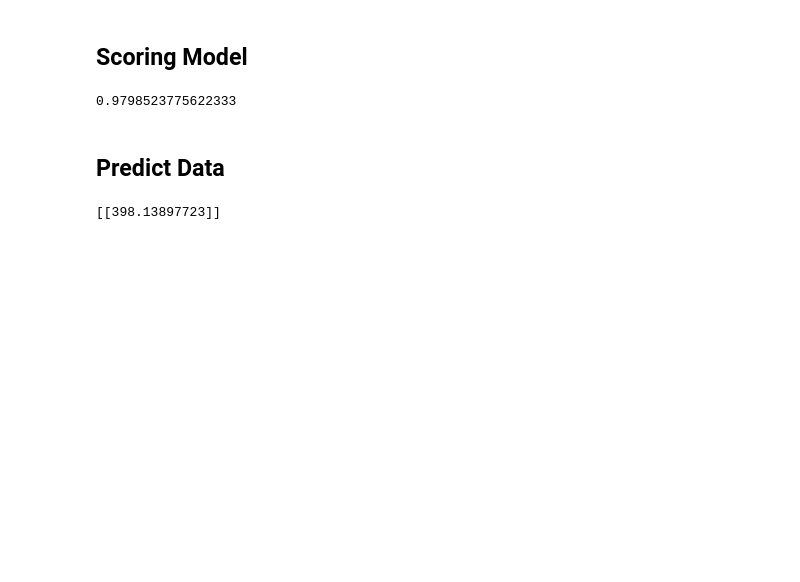
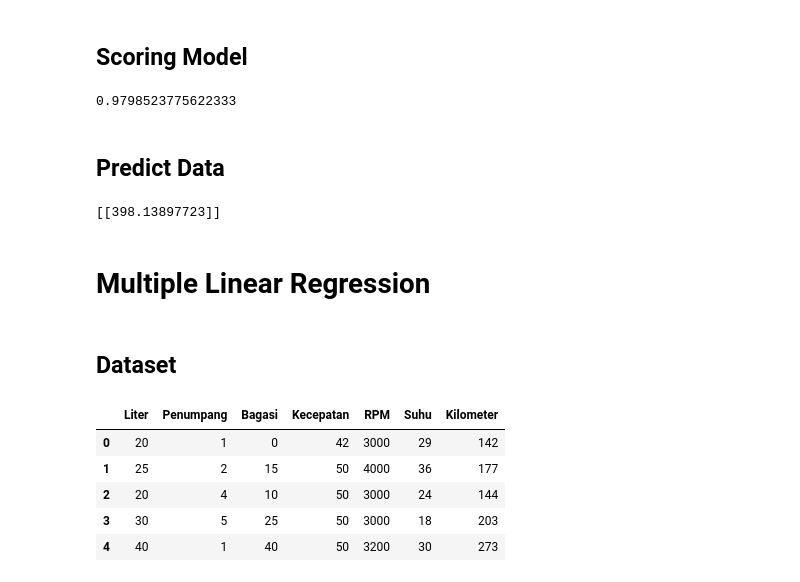
Before and after one commit to mhyubr/Basic_Machine_Learning, a Jupyter notebook: Linear_Regression.ipynb, the cells around one changed output. Drawn from its saved outputs; the diff is of its cells as text; code cells hidden in the pictures; blank space fills up the shorter version.

```diff
--- a/Linear_Regression.ipynb
+++ b/Linear_Regression.ipynb
@@ -74,3 +74,7 @@ jarak = model.predict([[60]])
 print(jarak)
 # %% [output]
 [[398.13897723]]
+# %% [markdown]
+# Multiple Linear Regression
+# %% [markdown]
+## Dataset
@@ -76,0 +86,9 @@ print(jarak)
+# %%
+bensin2.head()
+# %% [output]
+|  | Liter | Penumpang | Bagasi | Kecepatan | RPM | Suhu | Kilometer |
+| 0 | 20 | 1 | 0 | 42 | 3000 | 29 | 142 |
+| 1 | 25 | 2 | 15 | 50 | 4000 | 36 | 177 |
+| 2 | 20 | 4 | 10 | 50 | 3000 | 24 | 144 |
+| 3 | 30 | 5 | 25 | 50 | 3000 | 18 | 203 |
+| 4 | 40 | 1 | 40 | 50 | 3200 | 30 | 273 |
```
Also changed, not shown: parts of 18 cells of this notebook.
